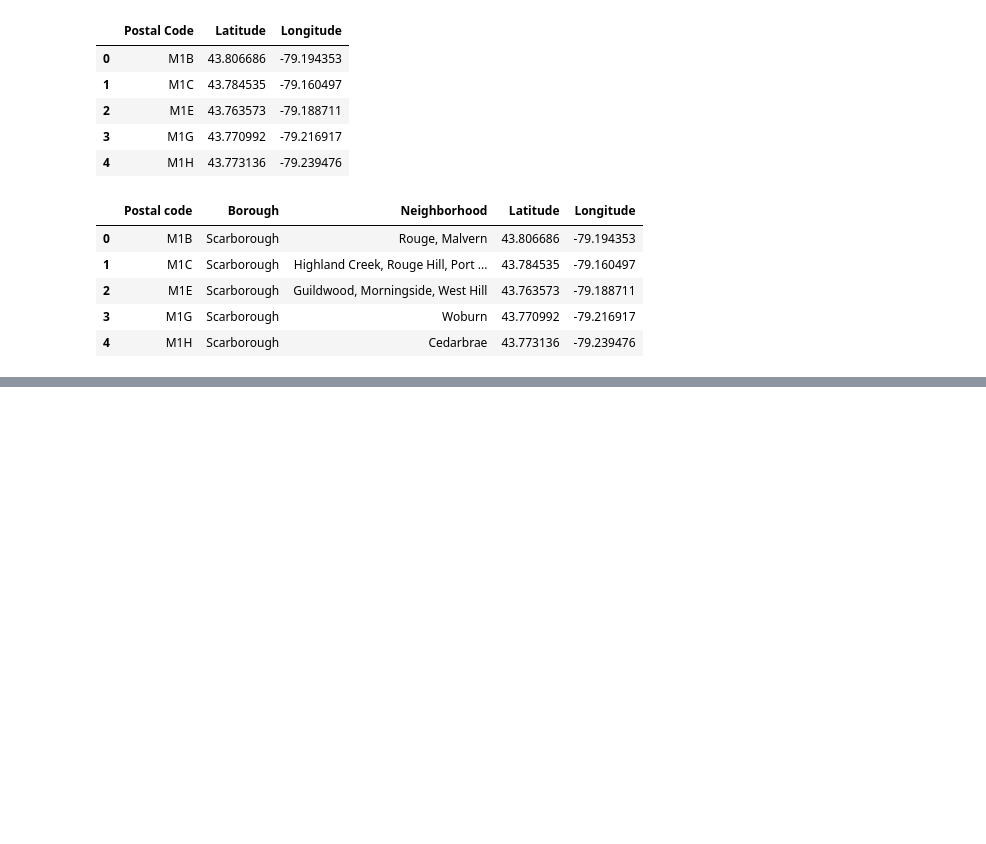
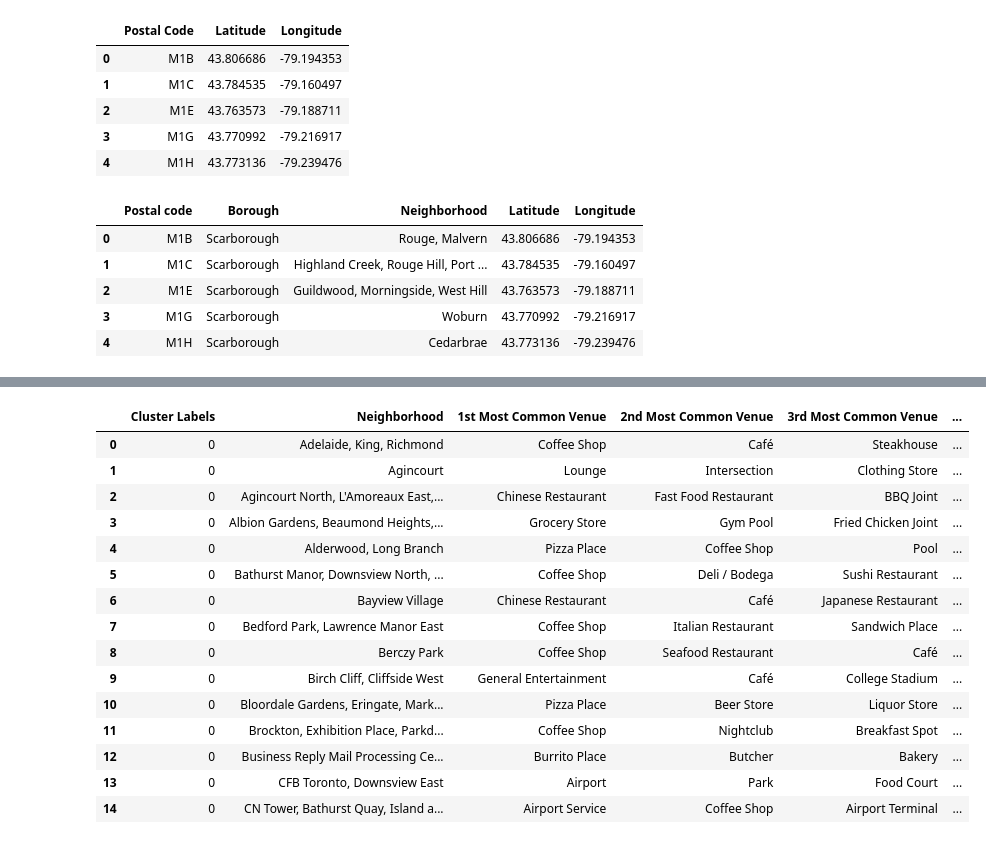
Before and after one commit to damienboudier/Coursera_Capstone, a Jupyter notebook: Segmentation of Toronto .ipynb, the cells around one changed output, grey strips where cells are left out. Drawn from its saved outputs; the diff is of its cells as text; code cells hidden in the pictures; blank space fills up the shorter version.

```diff
--- a/Segmentation of Toronto .ipynb
+++ b/Segmentation of Toronto .ipynb
@@ -109,0 +226,3 @@ gloc_data.head()
+# %%
+toronto_grouped = toronto_onehot.groupby('Neighborhood').mean().reset_index()
+toronto_grouped.head()
@@ -109,0 +237,27 @@ gloc_data.head()
+# %%
+def return_most_common_venues(row, num_top_venues):
+    row_categories = row.iloc[1:]
+    row_categories_sorted = row_categories.sort_values(ascending=False)
+
+    return row_categories_sorted.index.values[0:num_top_venues]
+# %%
+num_top_venues = 15
+
+indicators = ['st', 'nd', 'rd']
+
+# create columns according to number of top venues
+columns = ['Neighborhood']
+for ind in np.arange(num_top_venues):
+    try:
+        columns.append('{}{} Most Common Venue'.format(ind+1, indicators[ind]))
+    except:
+        columns.append('{}th Most Common Venue'.format(ind+1))
+
+# create a new dataframe
+neighborhoods_venues_sorted = pd.DataFrame(columns=columns)
+neighborhoods_venues_sorted['Neighborhood'] = toronto_grouped['Neighborhood']
+
+for ind in np.arange(toronto_grouped.shape[0]):
+    neighborhoods_venues_sorted.iloc[ind, 1:] = return_most_common_venues(toronto_grouped.iloc[ind, :], num_top_venues)
+
+neighborhoods_venues_sorted.head()
@@ -109,0 +302,2 @@ gloc_data.head()
+# %%
+gloc_merge = gloc_merge.join(neighborhoods_venues_sorted.set_index('Neighborhood'), on='Neighborhood')
@@ -109,0 +319,19 @@ gloc_data.head()
+# %%
+neighborhoods_venues_sorted.head(15)
+# %% [output]
+|  | Cluster Labels | Neighborhood | 1st Most Common Venue | 2nd Most Common Venue | 3rd Most Common Venue | ... |
+| 0 | 0 | Adelaide, King, Richmond | Coffee Shop | Café | Steakhouse | ... |
+| 1 | 0 | Agincourt | Lounge | Intersection | Clothing Store | ... |
+| 2 | 0 | Agincourt North, L'Amoreaux East,... | Chinese Restaurant | Fast Food Restaurant | BBQ Joint | ... |
+| 3 | 0 | Albion Gardens, Beaumond Heights,... | Grocery Store | Gym Pool | Fried Chicken Joint | ... |
+| 4 | 0 | Alderwood, Long Branch | Pizza Place | Coffee Shop | Pool | ... |
+| 5 | 0 | Bathurst Manor, Downsview North, ... | Coffee Shop | Deli / Bodega | Sushi Restaurant | ... |
+| 6 | 0 | Bayview Village | Chinese Restaurant | Café | Japanese Restaurant | ... |
+| 7 | 0 | Bedford Park, Lawrence Manor East | Coffee Shop | Italian Restaurant | Sandwich Place | ... |
+| 8 | 0 | Berczy Park | Coffee Shop | Seafood Restaurant | Café | ... |
+| 9 | 0 | Birch Cliff, Cliffside West | General Entertainment | Café | College Stadium | ... |
+| 10 | 0 | Bloordale Gardens, Eringate, Mark... | Pizza Place | Beer Store | Liquor Store | ... |
+| 11 | 0 | Brockton, Exhibition Place, Parkd... | Coffee Shop | Nightclub | Breakfast Spot | ... |
+| 12 | 0 | Business Reply Mail Processing Ce... | Burrito Place | Butcher | Bakery | ... |
+| 13 | 0 | CFB Toronto, Downsview East | Airport | Park | Food Court | ... |
+| 14 | 0 | CN Tower, Bathurst Quay, Island a... | Airport Service | Coffee Shop | Airport Terminal | ... |
```
Also changed, not shown: parts of 17 cells of this notebook.
